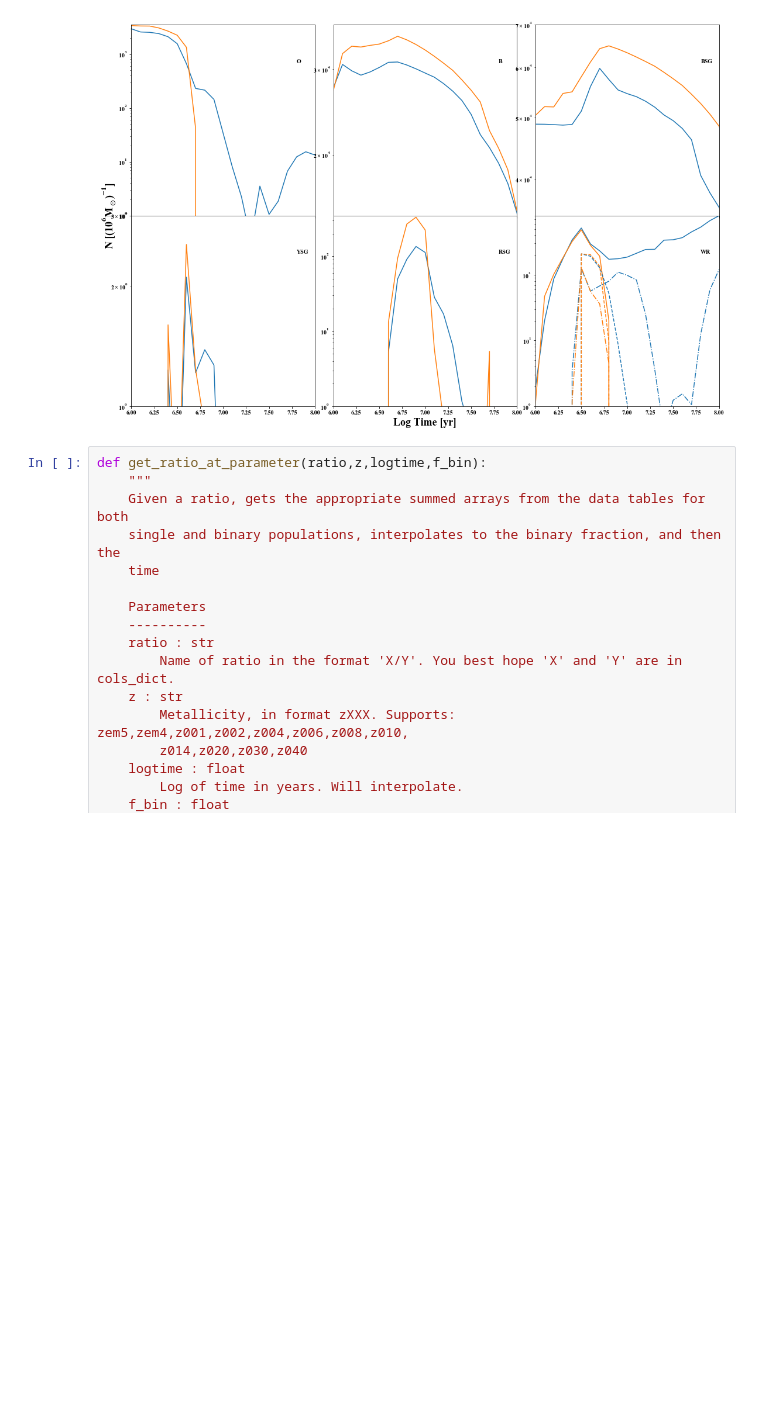
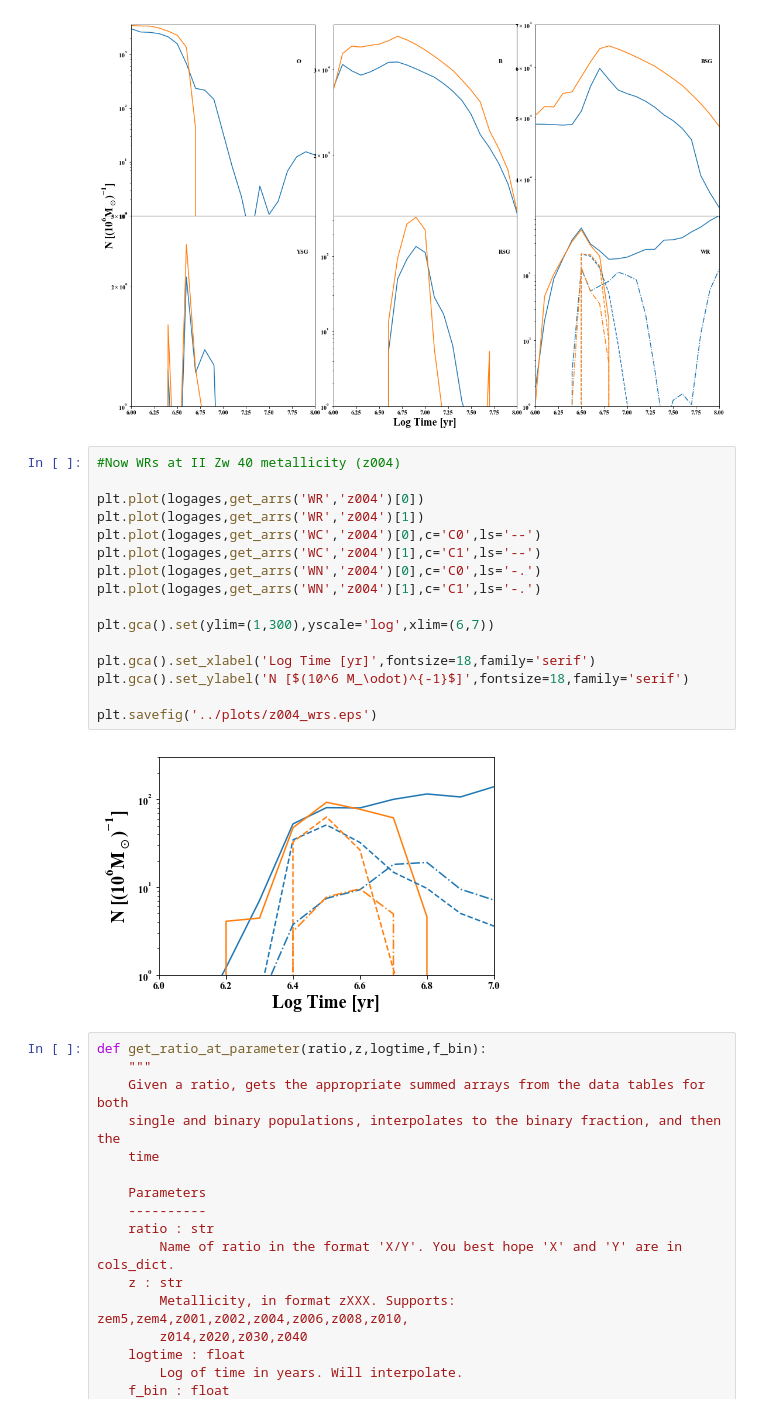
Before and after one commit to tzdwi/Diagnostics, a Jupyter notebook: code/diagnostics.ipynb, the cells around one changed output. Saved outputs shown, nothing was run; the diff lists cells and outputs as text; blank space fills up the shorter version.

Commit message:
WRs at II Zw 40 metallicity

```diff
--- a/code/diagnostics.ipynb
+++ b/code/diagnostics.ipynb
@@ -235,6 +235,24 @@ labax.set_ylabel('N [$(10^6 M_\odot)^{-1}$]',fontsize=18,family='serif')
 plt.savefig('../plots/z040_all_comp.eps')
 # %% [output]
 [figure]
+# %%
+#Now WRs at II Zw 40 metallicity (z004)
+
+plt.plot(logages,get_arrs('WR','z004')[0])
+plt.plot(logages,get_arrs('WR','z004')[1])
+plt.plot(logages,get_arrs('WC','z004')[0],c='C0',ls='--')
+plt.plot(logages,get_arrs('WC','z004')[1],c='C1',ls='--')
+plt.plot(logages,get_arrs('WN','z004')[0],c='C0',ls='-.')
+plt.plot(logages,get_arrs('WN','z004')[1],c='C1',ls='-.')
+
+plt.gca().set(ylim=(1,300),yscale='log',xlim=(6,7))
+
+plt.gca().set_xlabel('Log Time [yr]',fontsize=18,family='serif')
+plt.gca().set_ylabel('N [$(10^6 M_\odot)^{-1}$]',fontsize=18,family='serif')
+
+plt.savefig('../plots/z004_wrs.eps')
+# %% [output]
+[figure, added]
 # %%
 def get_ratio_at_parameter(ratio,z,logtime,f_bin):
     """
```
Also changed, not shown: 4 other files.
